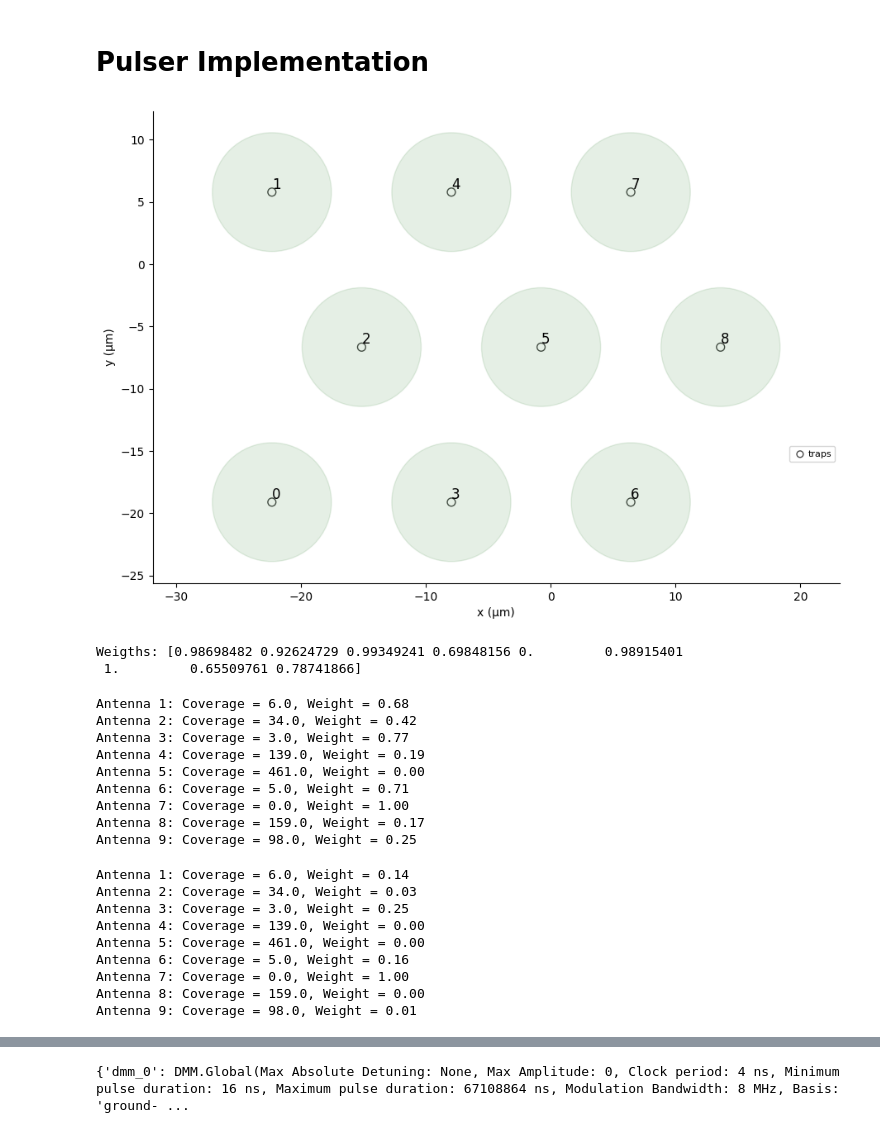
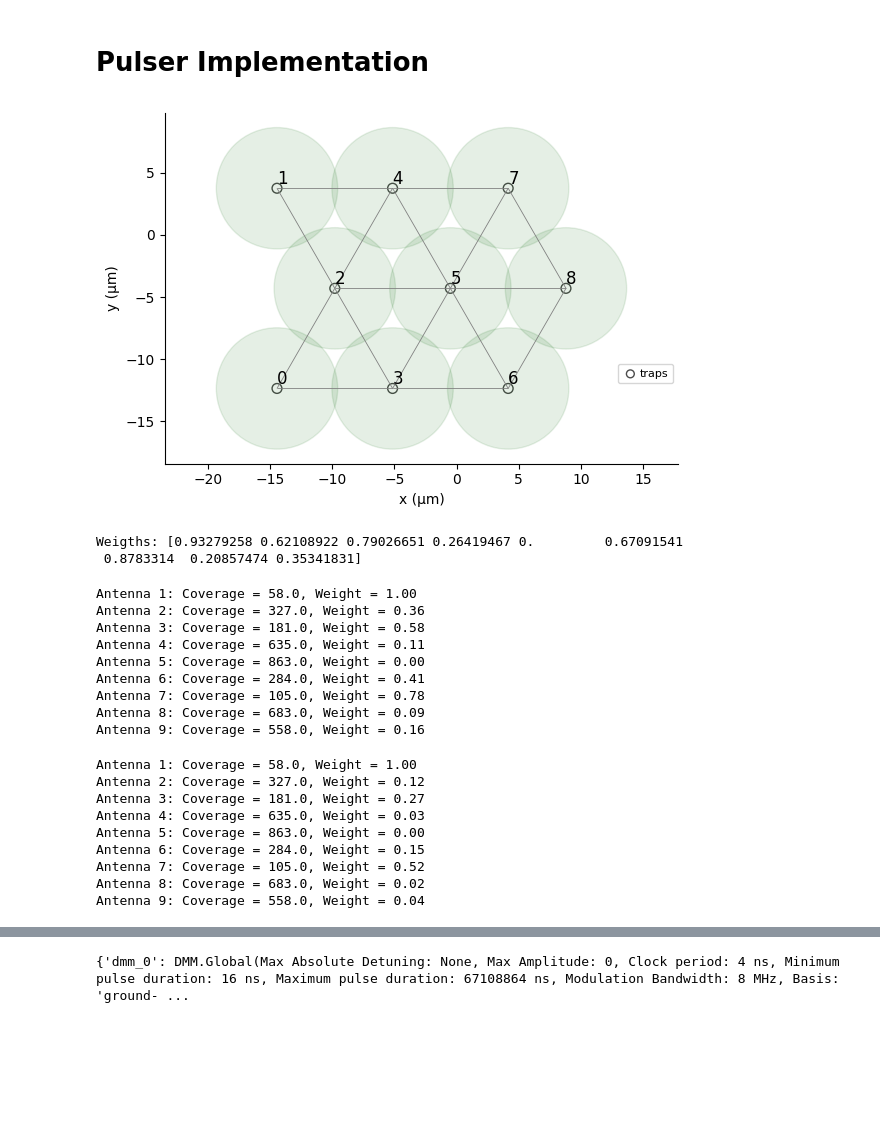
Before and after one commit to colinDietrich/hackaton_pasqal, a Jupyter notebook: dmm_implementation.ipynb, the cells around one changed output, grey strips where cells are left out. Cells and saved outputs as stored; diff of their text form; code cells hidden in the pictures; blank space fills up the shorter version.

```diff
--- a/dmm_implementation.ipynb
+++ b/dmm_implementation.ipynb
@@ -108,6 +108,10 @@ def generate_triangular_grid(side_lengths, spacing, offset):
 # %% [markdown]
 ### Define the problem parameters
 # %%
+# used devive
+device_used = MockDevice
+seed = 100
+
 # Parameters in rad/µs and ns
 Omega_max = 2.0 * 2 * np.pi
 U = Omega_max / 2.0
@@ -120,7 +124,8 @@ t_fall = 500
 t_sweep = (delta_f - delta_0) / (2 * np.pi * 10) * 1000
 
 R_antennas = 25
-R_interatomic = AnalogDevice.rydberg_blockade_radius(U)
+factor = 2.1
+R_interatomic = device_used.rydberg_blockade_radius(U)
 factor_R_to_Rb = R_antennas/R_interatomic
 
 print('R_interatomic', R_interatomic)
@@ -131,12 +136,12 @@ factor_R_to_Rb 3.478618688027957
 # %%
 # Problem Parameters
-population_x = x/factor_R_to_Rb # x coordinates of the population
-population_y = y/factor_R_to_Rb # y coordinates of the population
+population_x = x/factor_R_to_Rb/factor # x coordinates of the population
+population_y = y/factor_R_to_Rb/factor # y coordinates of the population
 R_antennas = 25/factor_R_to_Rb  # Operating radius for each antenna
 max_antennas = 70  # Maximum number of antennas
 minimum_coverage = 0.7 * len(population_x) # Minimum coverage of the population required
 # Grid Parameters
-spacing = 2*R_antennas  # Spacing between antennas
+spacing = 2*R_antennas/factor  # Spacing between antennas
 offset = (population_x.min(), population_y.min())  # Offset for the grid
 side_lengths = (int(np.ceil((population_x.max() - population_x.min())/spacing)), int(np.ceil((population_y.max() - population_y.min())/spacing)))  # Number of antennas in each direction
 grid_points = generate_triangular_grid(side_lengths=side_lengths, spacing=spacing, offset=offset)  # Generate the grid points
@@ -198,22 +200,21 @@ t_sweep = 2000
 t_fall = 800
 # %%
 # create a register on NAQC
-#qubits = dict(enumerate(np.array(grid_points)/10))
 reg = RegisterLayout(np.array(grid_points))
 reg.draw(
-    blockade_radius=device_used.rydberg_blockade_radius(R_interatomic),
+    blockade_radius=R_interatomic,
     draw_graph=True,
     draw_half_radius=True,
 )
 # %% [output]
-[figure, old version]
+[figure, new version]
 # %%
-trap_coordinates = np.array(grid_points)/6
+trap_coordinates = np.array(grid_points)
 weights = 1 - np.array(z_coverage/np.max(z_coverage))
 print(f'Weigths: {weights}')
 # %% [output]
-Weigths: [0.98698482 0.92624729 0.99349241 0.69848156 0.         0.98915401
- 1.         0.65509761 0.78741866]
+Weigths: [0.93279258 0.62108922 0.79026651 0.26419467 0.         0.67091541
+ 0.8783314  0.20857474 0.35341831]
 # %%
 # Apply a logarithmic scaling to normalize the coverage values
 # Adding 1 to avoid log(0) in case of 0 coverage
@@ -234,15 +235,15 @@ else:
 for i, weight in enumerate(weights):
     print(f"Antenna {i+1}: Coverage = {z_coverage[i]}, Weight = {weight:.2f}")
 # %% [output]
-Antenna 1: Coverage = 6.0, Weight = 0.68
-Antenna 2: Coverage = 34.0, Weight = 0.42
-Antenna 3: Coverage = 3.0, Weight = 0.77
-Antenna 4: Coverage = 139.0, Weight = 0.19
-Antenna 5: Coverage = 461.0, Weight = 0.00
-Antenna 6: Coverage = 5.0, Weight = 0.71
-Antenna 7: Coverage = 0.0, Weight = 1.00
-Antenna 8: Coverage = 159.0, Weight = 0.17
-Antenna 9: Coverage = 98.0, Weight = 0.25
+Antenna 1: Coverage = 58.0, Weight = 1.00
+Antenna 2: Coverage = 327.0, Weight = 0.36
+Antenna 3: Coverage = 181.0, Weight = 0.58
+Antenna 4: Coverage = 635.0, Weight = 0.11
+Antenna 5: Coverage = 863.0, Weight = 0.00
+Antenna 6: Coverage = 284.0, Weight = 0.41
+Antenna 7: Coverage = 105.0, Weight = 0.78
+Antenna 8: Coverage = 683.0, Weight = 0.09
+Antenna 9: Coverage = 558.0, Weight = 0.16
 # %%
 # Calculate inverse-based weights
 inverse_scaled_coverage = [1 / (coverage + 1) for coverage in z_coverage]  # +1 to handle zero coverage
@@ -260,15 +261,15 @@ else:
 for i, weight in enumerate(weights):
     print(f"Antenna {i+1}: Coverage = {z_coverage[i]}, Weight = {weight:.2f}")
 # %% [output]
-Antenna 1: Coverage = 6.0, Weight = 0.14
-Antenna 2: Coverage = 34.0, Weight = 0.03
-Antenna 3: Coverage = 3.0, Weight = 0.25
-Antenna 4: Coverage = 139.0, Weight = 0.00
-Antenna 5: Coverage = 461.0, Weight = 0.00
-Antenna 6: Coverage = 5.0, Weight = 0.16
-Antenna 7: Coverage = 0.0, Weight = 1.00
-Antenna 8: Coverage = 159.0, Weight = 0.00
-Antenna 9: Coverage = 98.0, Weight = 0.01
+Antenna 1: Coverage = 58.0, Weight = 1.00
+Antenna 2: Coverage = 327.0, Weight = 0.12
+Antenna 3: Coverage = 181.0, Weight = 0.27
+Antenna 4: Coverage = 635.0, Weight = 0.03
+Antenna 5: Coverage = 863.0, Weight = 0.00
+Antenna 6: Coverage = 284.0, Weight = 0.15
+Antenna 7: Coverage = 105.0, Weight = 0.52
+Antenna 8: Coverage = 683.0, Weight = 0.02
+Antenna 9: Coverage = 558.0, Weight = 0.04
 # %%
 register = Register.from_coordinates(
     trap_coordinates, center=False, prefix="q"
```
Also changed, not shown: parts of 12 cells of this notebook.
